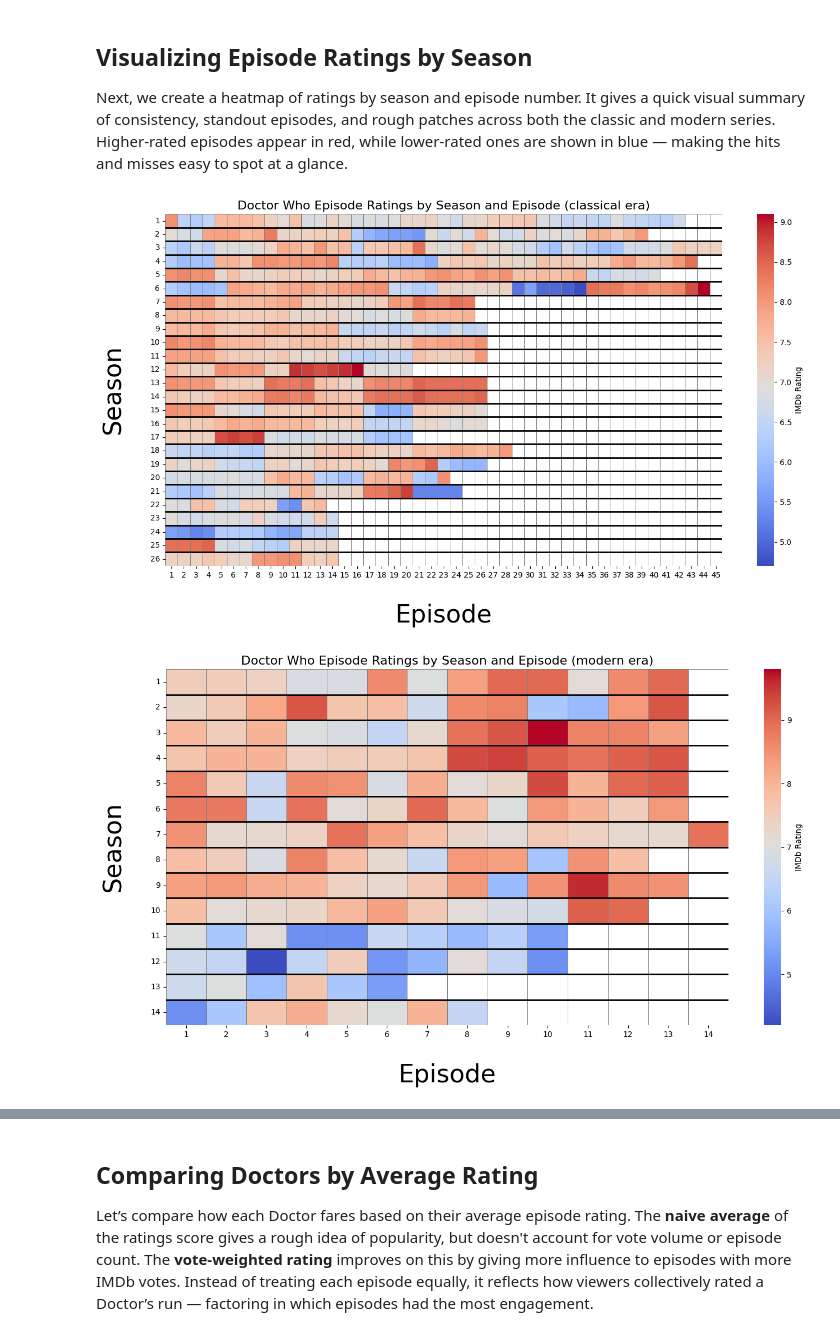
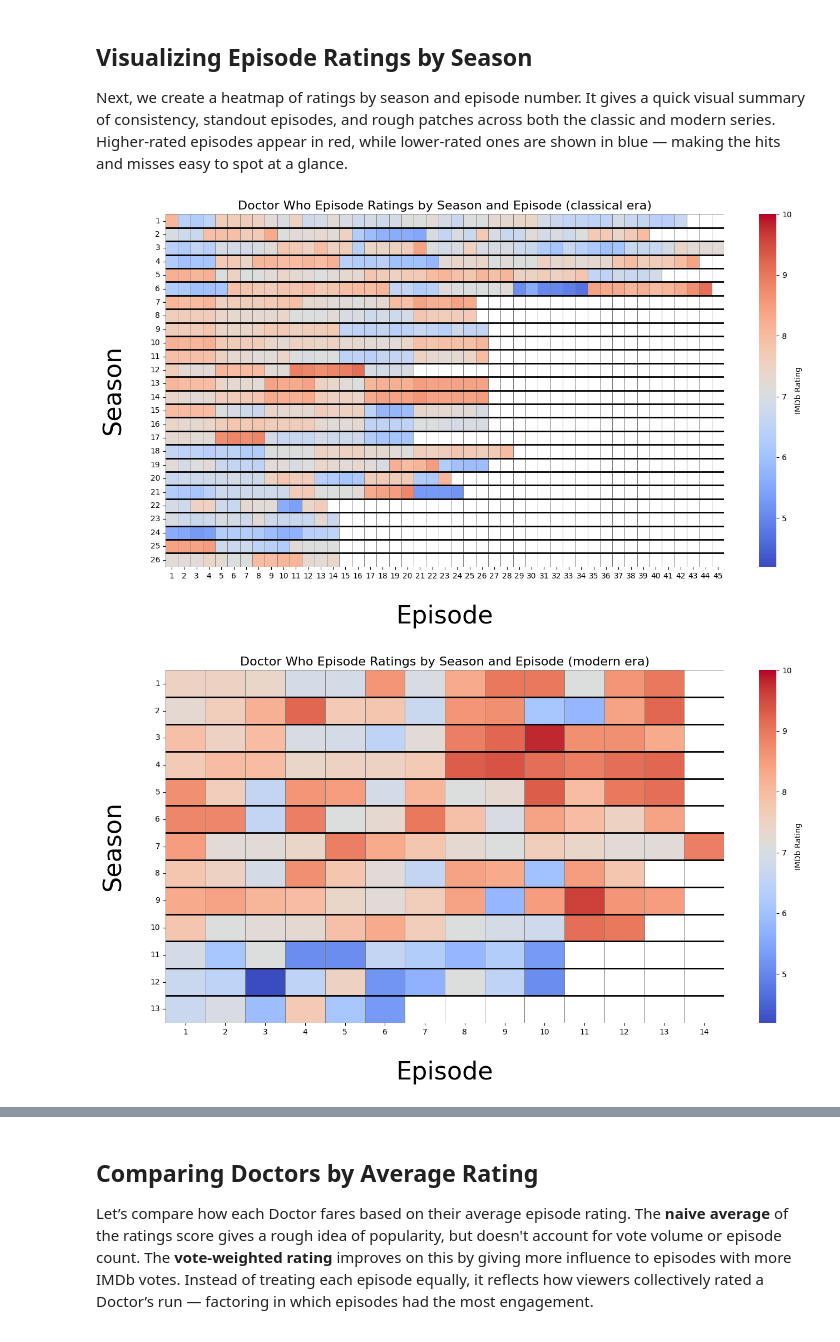
Before and after one commit to Mark-Bugden/doctor-who-imdb-analysis, a Jupyter notebook: doctor-who-imdb-analysis.ipynb, the cells around one changed output, grey strips where cells are left out. Cells and saved outputs as stored; diff of their text form; code cells hidden in the pictures.

```diff
--- a/doctor-who-imdb-analysis.ipynb
+++ b/doctor-who-imdb-analysis.ipynb
@@ -211,11 +207,9 @@ With everything merged, we clean up the dataset: we drop unnecessary columns, se
 # %%
-# Before we go too far into data exploration and visualisation, let's do some tidying up
+# Drop unnnecessary columns
+episode_details = episode_details.drop(["isAdult", "endYear", "originalTitle", "titleType", "genres"], axis=1)
 
-# Drop unnnecessary columns
-episode_details = episode_details.drop(["isAdult", "endYear", "originalTitle", "titleType"], axis=1)
-
-# Change parentTconst to refer to "classical" or "modern"
-episode_details["parentTconst"] = episode_details["parentTconst"].replace({"tt0056751": "classical", "tt0436992": "modern", "tt31433814": "modern"})
+# Change parentTconst to refer to "classical", "modern", or "gatwa"
+episode_details["parentTconst"] = episode_details["parentTconst"].replace({"tt0056751": "classical", "tt0436992": "modern", "tt31433814": "gatwa"})
 
 
 # Rename confusing columns
@@ -233,7 +227,7 @@ episode_details = episode_details.rename(columns={
 # Replace number of the Doctor with with the name of the actor
 episode_details["doctor"] = episode_details["doctor"].map(doctor_to_actor_mapping)
 
-# Set data types for numeric columns
+# Set data types for numeric and categorical columns
 int_columns = [
     "season",
     "episode",
@@ -248,15 +242,14 @@ for col in int_columns:
 
 episode_details["rating"] = pd.to_numeric(episode_details["rating"], errors="coerce")
 
+episode_details["doctor"] = pd.Categorical(
+    episode_details["doctor"],
+    categories=doctor_order,
+    ordered=True
+)
+
 # Drop any columns with NA ratings (for example, if the episode is listed but there has not yet been released)
 episode_details = episode_details.dropna()
-
-# IMdB considers the Gatwa era to be a separate era, whereas we are considering it part of the modern era
-# To deal with this, we need to rename the season numbers for the Gatwa era
-mask = episode_details["tconst"].isin(gatwa_tconst_codes)
-episode_details.loc[mask, "season"] = (
-    episode_details.loc[mask, "season"].map(gatwa_season_to_modern_season_mapping)
-)
 
 
 # Print the number of episodes
@@ -343,6 +355,10 @@ heatmap_data = episode_details[episode_details["era"] == "classical"].pivot_tabl
     columns="episode",
     values="rating"
 )
+
+# Get the global min value for scale
+heatmap_vmin = episode_details["rating"].min()
+
 
 # Create the heatmap
 plt.figure(figsize=(14, 8))
@@ -354,8 +370,8 @@ ax = sns.heatmap(
     linewidths=0.5,
     linecolor="gray",
     cbar_kws={"label": "IMDb Rating"},
-    vmin=heatmap_data.min().min(),
-    vmax=heatmap_data.max().max()
+    vmin=heatmap_vmin,
+    vmax=10.0,
 )
 
 # Add horizontal lines between seasons
@@ -372,40 +388,40 @@ plt.yticks(ticks=np.arange(len(heatmap_data.index))+0.5, labels=heatmap_data.ind
 plt.tight_layout()
 plt.show()
 # %% [output]
-[figure, old version]
+[figure, new version]
 # %%
 # Pivot the data so each row is a season and each column is an episode number
 heatmap_data = episode_details[episode_details["era"] == "modern"].pivot_table(
     index="season",
     columns="episode",
     values="rating"
 )
 
 # Create the heatmap
 plt.figure(figsize=(14, 8))
 ax = sns.heatmap(
     heatmap_data,
     annot=False,
     fmt=".1f",
     cmap="coolwarm",
     linewidths=0.5,
     linecolor="gray",
     cbar_kws={"label": "IMDb Rating"},
-    vmin=heatmap_data.min().min(),
-    vmax=heatmap_data.max().max()
+    vmin=heatmap_vmin,
+    vmax=10.0,
 )
 
 for y in range(1, len(heatmap_data.index)):
     ax.axhline(y=y, color='black', linewidth=2)
 
 plt.title("Doctor Who Episode Ratings by Season and Episode (modern era)", fontsize=16)
 plt.xlabel("Episode", fontsize=32, labelpad=32)
 plt.ylabel("Season", rotation=90, labelpad=32, fontsize=32)
 
 plt.xticks(ticks=np.arange(len(heatmap_data.columns))+0.5, labels=heatmap_data.columns.astype(int), fontsize=10)
 plt.yticks(ticks=np.arange(len(heatmap_data.index))+0.5, labels=heatmap_data.index.astype(int), rotation=0, fontsize=10)
 
 plt.tight_layout()
 plt.show()
 # %% [output]
-[figure, old version]
+[figure, new version]
```
Also changed, not shown: parts of 29 cells of this notebook, 1 other file.
